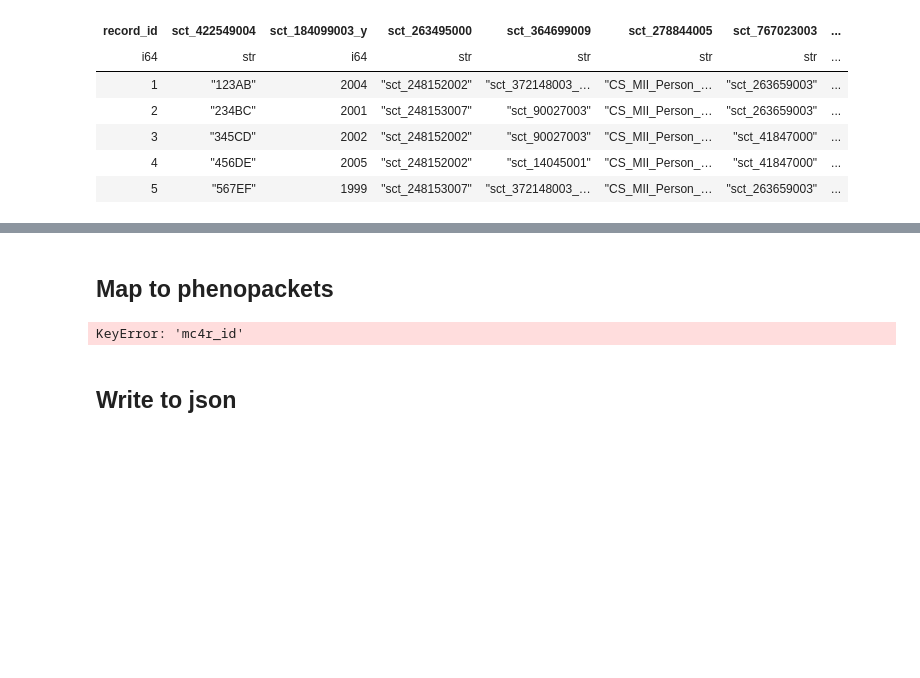
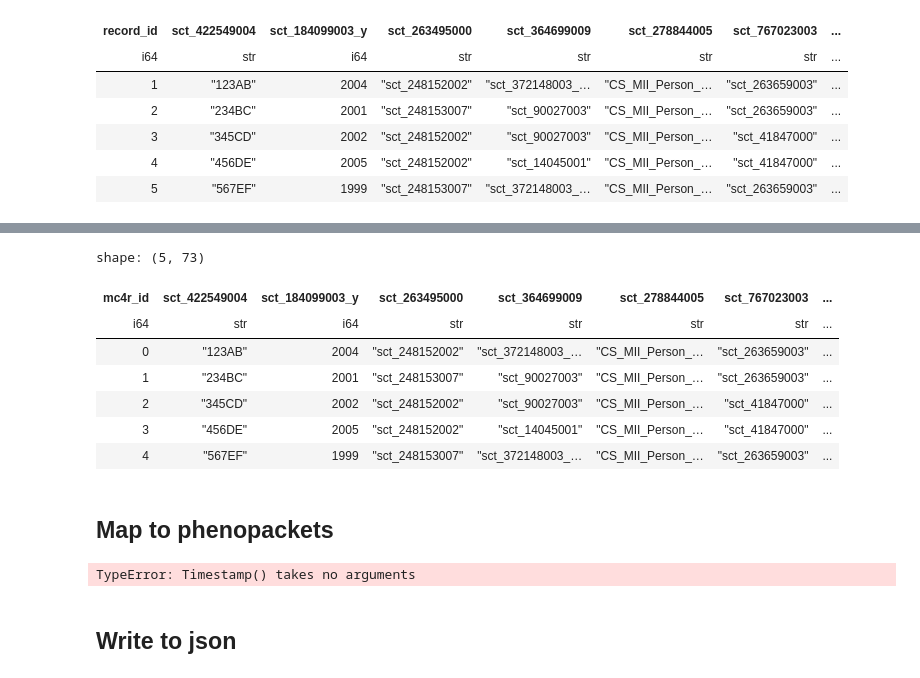
Before and after one commit to BIH-CEI/ERKER2Phenopackets, a Jupyter notebook: src/MC4R/pipeline.ipynb, the cells around one changed output, grey strips where cells are left out. Drawn from its saved outputs; the diff is of its cells as text; code cells hidden in the pictures; blank space fills up the shorter version.

```diff
--- a/src/MC4R/pipeline.ipynb
+++ b/src/MC4R/pipeline.ipynb
@@ -129,9 +137,23 @@ shape: (5, 73)
+# %%
+df = df.with_columns(mc4r_id=pl.Series(range(0, df.height)))
+order = ['mc4r_id'] + [col for col in df.columns if col != 'mc4r_id']
+df = df.select(order)
+df.head(5)
+# %% [output]
+shape: (5, 73)
+| mc4r_id | sct_422549004 | sct_184099003_y | sct_263495000 | sct_364699009 | sct_278844005 | sct_767023003 | ... |
+| i64 | str | i64 | str | str | str | str | ... |
+| 0 | "123AB" | 2004 | "sct_248152002" | "sct_372148003_… | "CS_MII_Person_… | "sct_263659003" | ... |
+| 1 | "234BC" | 2001 | "sct_248153007" | "sct_90027003" | "CS_MII_Person_… | "sct_263659003" | ... |
+| 2 | "345CD" | 2002 | "sct_248152002" | "sct_90027003" | "CS_MII_Person_… | "sct_41847000" | ... |
+| 3 | "456DE" | 2005 | "sct_248152002" | "sct_14045001" | "CS_MII_Person_… | "sct_41847000" | ... |
+| 4 | "567EF" | 1999 | "sct_248153007" | "sct_372148003_… | "CS_MII_Person_… | "sct_263659003" | ... |
 # %% [markdown]
 ## Map to phenopackets
 # %%
 phenopackets = map_erker2phenopackets(df, created_by=created_by)
 # %% [output]
-KeyError: 'mc4r_id'
+TypeError: Timestamp() takes no arguments
 # %% [markdown]
 ## Write to json
 # %%
```
Also changed, not shown: parts of 4 cells of this notebook.
